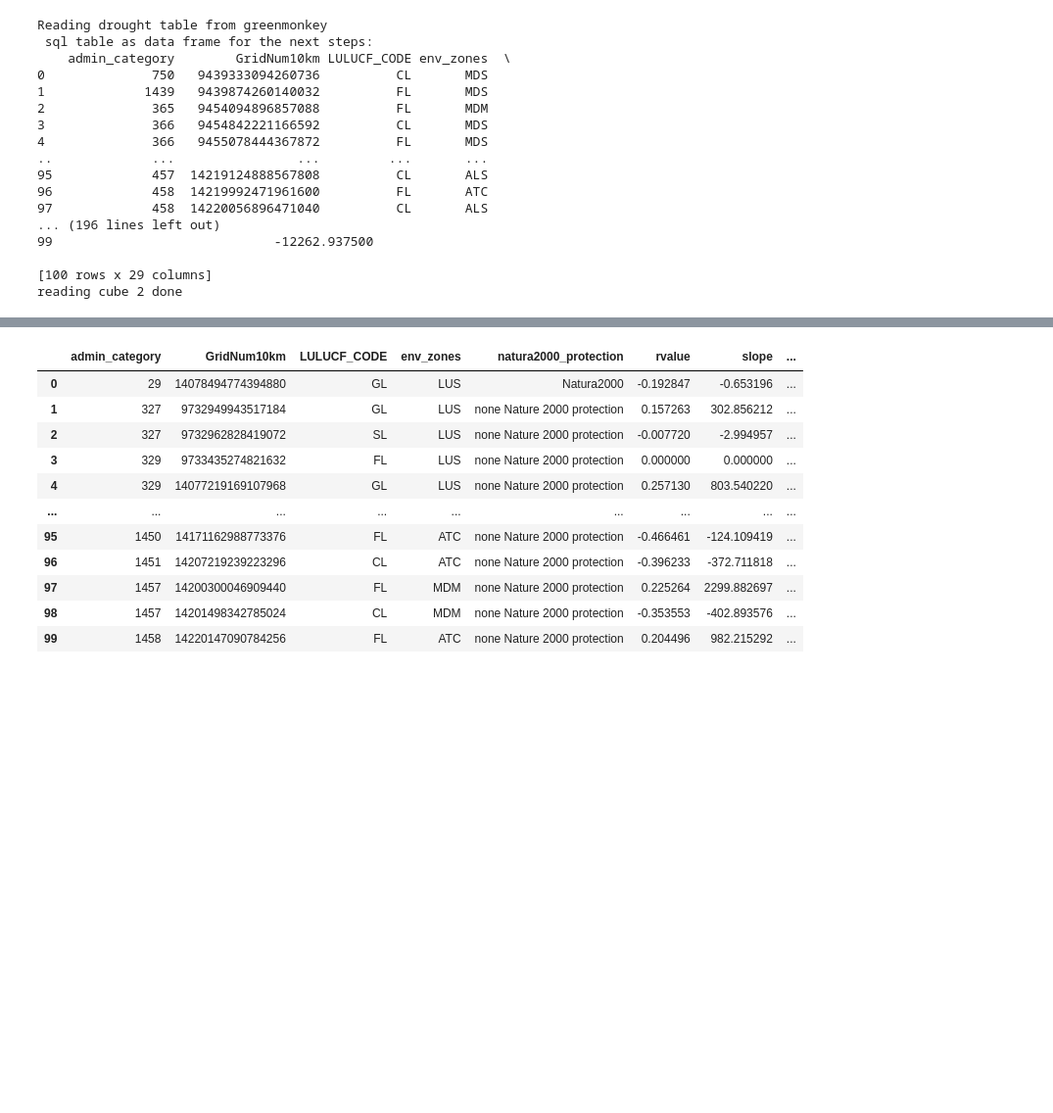
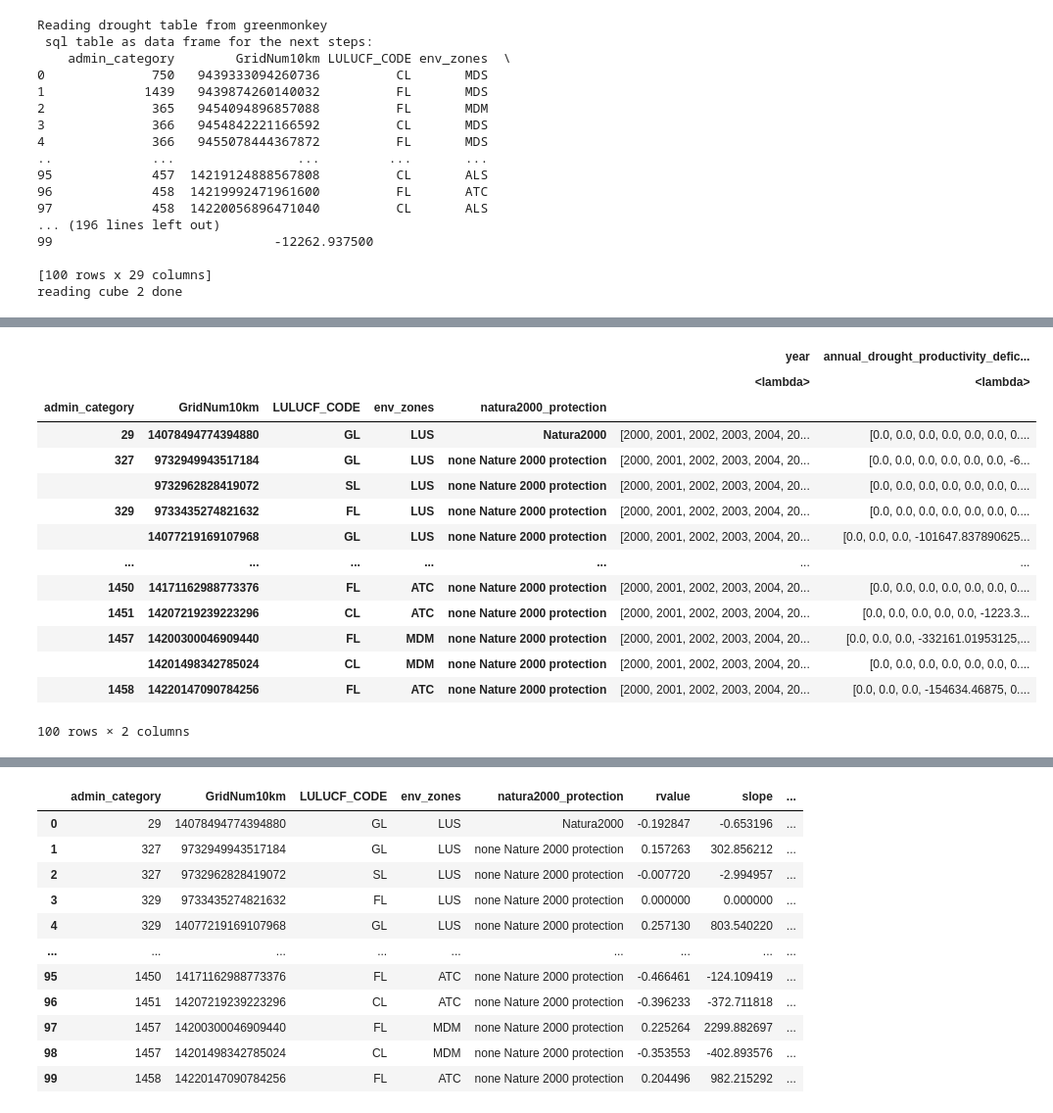
Before and after one commit to eea/ETC-DI-drought, a Jupyter notebook: notebooks/CWS_tools/slope_calculation_using_greenmonkey.ipynb, the cells around one changed output, grey strips where cells are left out. Shown at 98% size. Cells and saved outputs as stored; diff of their text form; code cells hidden in the pictures; blank space fills up the shorter version.

```diff
--- a/notebooks/CWS_tools/slope_calculation_using_greenmonkey.ipynb
+++ b/notebooks/CWS_tools/slope_calculation_using_greenmonkey.ipynb
@@ -14,7 +14,7 @@ import numpy as np
 import pandas as pd
 import matplotlib.pyplot as plt
 import sqlalchemy as sa
-from sqlalchemy import create_engine, event
+from sqlalchemy import create_engine, event, text
 from sqlalchemy.engine.url import URL
 import json
 
@@ -36,15 +36,14 @@ print ("connection to greenmonkey found")
 print ("the function HAS_DBACCESS returns 1 if the user has access to the database, otherwise, it will return as 0")
 #
 
-
-query_check=('''
-SELECT [admin_category]
-FROM [drought].[SMA_GDMP_cube_2]
-      ''')
-print (query_check)
-readable_database = pd.read_sql(query_check, engine_GREENMONKEY)
-cursor.execute(query_check)
-cursor.close()
+with engine_GREENMONKEY.begin() as conn:
+      query_check=text('''
+      SELECT [admin_category]
+      FROM [drought].[SMA_GDMP_cube_2]
+            ''')
+      readable_database = pd.read_sql_query(query_check, conn)
+      # cursor.execute(query_check)
+      # cursor.close()
 ##connection.commit()
 #print ("following databases can be READ:")
 ##print (readable_database)
@@ -80,7 +79,7 @@ Time Taken: HH:MM:SS  00:00:02
 
 ## testing connection with simple query:
 print ("Reading drought table from greenmonkey")
-query_drought_cube2=('''
+query_drought_cube2=text('''
 SELECT  top (100)
     [admin_category]
       ,[GridNum10km]
@@ -117,7 +116,8 @@ SELECT  top (100)
 
 ''')
 
-df_drought_cube2 = pd.read_sql(query_drought_cube2, engine_GREENMONKEY) ###### import table into a dataframe (df) for the use in pandas!!!!!!!!!!!
+with engine_GREENMONKEY.begin() as conn:
+  df_drought_cube2 = pd.read_sql_query(query_drought_cube2, conn) ###### import table into a dataframe (df) for the use in pandas!!!!!!!!!!!
 
 
 
@@ -255,0 +208,20 @@ end....
+# %%
+dfg.groupby(["admin_category", "GridNum10km","LULUCF_CODE","env_zones","natura2000_protection"]).agg({
+    'year': [lambda x: list(x)],
+    'annual_drought_productivity_deficit_mean': [lambda x: list(x)]})
+# %% [output]
+|  |  |  |  |  | year | annual_drought_productivity_defic... |
+|  |  |  |  |  | <lambda> | <lambda> |
+| admin_category | GridNum10km | LULUCF_CODE | env_zones | natura2000_protection |  |  |
+| 29 | 14078494774394880 | GL | LUS | Natura2000 | [2000, 2001, 2002, 2003, 2004, 20... | [0.0, 0.0, 0.0, 0.0, 0.0, 0.0, 0.... |
+| 327 | 9732949943517184 | GL | LUS | none Nature 2000 protection | [2000, 2001, 2002, 2003, 2004, 20... | [0.0, 0.0, 0.0, 0.0, 0.0, 0.0, -6... |
+|  | 9732962828419072 | SL | LUS | none Nature 2000 protection | [2000, 2001, 2002, 2003, 2004, 20... | [0.0, 0.0, 0.0, 0.0, 0.0, 0.0, 0.... |
+| 329 | 9733435274821632 | FL | LUS | none Nature 2000 protection | [2000, 2001, 2002, 2003, 2004, 20... | [0.0, 0.0, 0.0, 0.0, 0.0, 0.0, 0.... |
+|  | 14077219169107968 | GL | LUS | none Nature 2000 protection | [2000, 2001, 2002, 2003, 2004, 20... | [0.0, 0.0, 0.0, -101647.837890625... |
+| ... | ... | ... | ... | ... | ... | ... |
+| 1450 | 14171162988773376 | FL | ATC | none Nature 2000 protection | [2000, 2001, 2002, 2003, 2004, 20... | [0.0, 0.0, 0.0, 0.0, 0.0, 0.0, 0.... |
+| 1451 | 14207219239223296 | CL | ATC | none Nature 2000 protection | [2000, 2001, 2002, 2003, 2004, 20... | [0.0, 0.0, 0.0, 0.0, 0.0, -1223.3... |
+| 1457 | 14200300046909440 | FL | MDM | none Nature 2000 protection | [2000, 2001, 2002, 2003, 2004, 20... | [0.0, 0.0, 0.0, -332161.01953125,... |
+|  | 14201498342785024 | CL | MDM | none Nature 2000 protection | [2000, 2001, 2002, 2003, 2004, 20... | [0.0, 0.0, 0.0, 0.0, 0.0, 0.0, 0.... |
+| 1458 | 14220147090784256 | FL | ATC | none Nature 2000 protection | [2000, 2001, 2002, 2003, 2004, 20... | [0.0, 0.0, 0.0, -154634.46875, 0.... |
+100 rows × 2 columns
```
Also changed, not shown: parts of 3 cells of this notebook.
